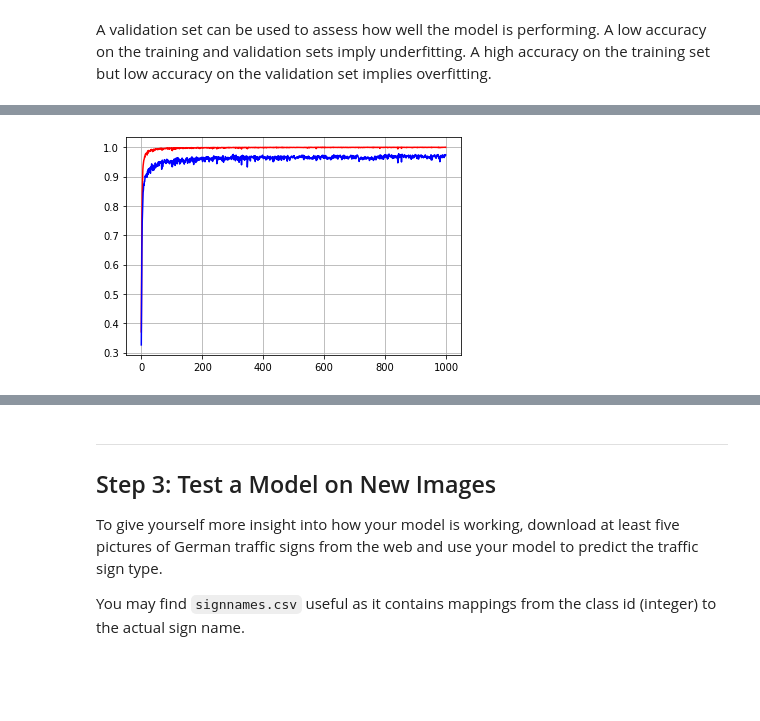
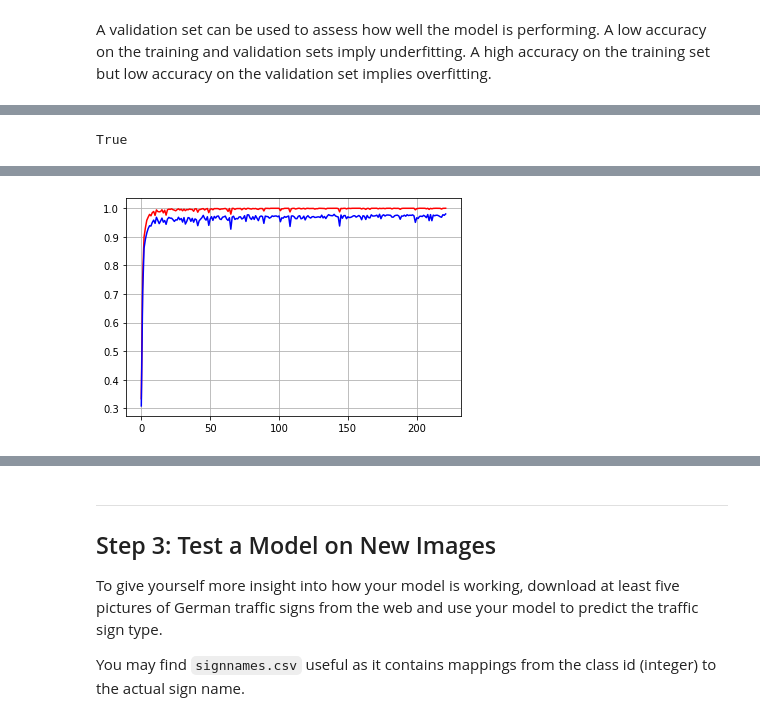
Before and after one commit to dengjianbo3/Self_driving_projects, a Jupyter notebook: P3-Traffic-Sign-Classifier/Traffic_Sign_Classifier.ipynb, the cells around one changed output, grey strips where cells are left out. Cells and saved outputs as stored; diff of their text form; code cells hidden in the pictures; blank space fills up the shorter version.

```diff
--- a/P3-Traffic-Sign-Classifier/Traffic_Sign_Classifier.ipynb
+++ b/P3-Traffic-Sign-Classifier/Traffic_Sign_Classifier.ipynb
@@ -176,7 +176,7 @@ from tensorflow.contrib.layers import flatten
 from keras.preprocessing.image import ImageDataGenerator
 from sklearn.utils import shuffle
 
-data_gen = ImageDataGenerator(rescale=1/255.,  horizontal_flip=True,  vertical_flip=True, shear_range=0.2)
+data_gen = ImageDataGenerator( horizontal_flip=True,  vertical_flip=True, shear_range=0.2)
 
 x_train = (X_train - 128.)/128.
 # %% [output]
@@ -185,7 +185,7 @@ Using TensorFlow backend.
 ### Model Architecture
 # %%
 def conv_layer(layer_name ,input_x, filter_shape, strides=[1,1,1,1],  pool_size=[1,2,2,1],
-               pool_strides=[1,2,2,1], padding='SAME' , pool_pad='VALID', bn=False,  dropout=False, dropout_rate=0.7):
+               pool_strides=[1,2,2,1], padding='SAME' , pool_pad='VALID', bn=False,  dropout=False, dropout_rate=0.8):
     mu = 0
     sigma = 0.1
     #xavier initialization -- glorot initializer
@@ -194,7 +194,7 @@ def conv_layer(layer_name ,input_x, filter_shape, strides=[1,1,1,1],  pool_size=
     conv_b = tf.Variable(tf.zeros(int(filter_shape[-1])))
     conv = tf.nn.conv2d(input_x,  conv_W, strides=strides, padding=padding) + conv_b
     if dropout:
-        conv = tf.nn.dropout(conv, dropout_rate)
+        conv = tf.nn.dropout(conv, keep_prob=dropout_rate)
     if bn:
         conv = tf.layers.batch_normalization(conv)
     conv = tf.nn.relu(conv)
@@ -253,13 +271,13 @@ sets imply underfitting. A high accuracy on the training set but low accuracy on
 x_train, y_train = shuffle(X_train, y_train)
 
 EPOCHS = 1000
-BATCH_SIZE = 64
+BATCH_SIZE = 128
 
 x = tf.placeholder(tf.float32, (None, 32,32,3))
 y = tf.placeholder(tf.int32, (None))
 one_hot_y = tf.one_hot(y, 43)
 # %%
-lr = 0.0005
+lr = 0.001
 
 logit = model(x)
 cross_entropy = tf.nn.softmax_cross_entropy_with_logits(labels = one_hot_y, logits = logit)
@@ -301,16 +319,21 @@ def evaluate(x_data, y_data):
         accuracy = sess.run(accuracy_operation, feed_dict={x:batch_x, y:batch_y})
         total_accuracy += (accuracy * (len(batch_x)))
     return total_accuracy/num_examples
+# %%
+tf.test.is_gpu_available()
+# %% [output]
+True
 # %%
 import time
 train_history = []
 valid_history = []
 gen=False
-steps_per_epoch = 1000
+steps_per_epoch = 3000
 
 with tf.Session() as sess:
     sess.run(tf.global_variables_initializer())
     num_examples = len(x_train)
+    best_acc =  0.0
 
     for i in range(EPOCHS):
         begin = time.time()
@@ -321,7 +344,7 @@ with tf.Session() as sess:
                 sess.run(train_operation, feed_dict={x: batch_x, y: batch_y})
         else:
             counter = 0
-            for batch_x, batch_y in data_gen.flow(x_train, y_train, batch_size=BATCH_SIZE):
+            for batch_x, batch_y in data_gen.flow(x_train, y_train, batch_size=BATCH_SIZE, shuffle=True):
                 sess.run(train_operation, feed_dict={x:batch_x, y:batch_y})
                 counter += 1
                 if counter == steps_per_epoch:
@@ -332,15 +355,18 @@ with tf.Session() as sess:
         valid_history.append(validation_accuracy)
         train_history.append(training_accuracy)
         used_time = time.time() - begin
-        print("EPOCH : {},  Training accuracy : {:.3f},  Validation accuracy : {:.3f},  using : {:.2f} seconds".format(i,training_accuracy,validation_accuracy, used_time))
+        if validation_accuracy > best_acc:
+            best_acc = validation_accuracy
+            saver.save(sess, './20190722_model')
+
+        print("EPOCH : {},  Training accuracy : {:.3f},  Validation accuracy : {:.3f},  best validation acc is : {:.3f}, using : {:.2f} seconds".
+              format(i,training_accuracy,validation_accuracy, best_acc,  used_time))
 
         if validation_accuracy >= 0.98:
             print("early stop at 98% validation acuuracy")
             break
 
 
-
-    saver.save(sess, './20190718_model.ckpt')
     print("Model saved")
 
 plt.plot(train_history, color='r')
@@ -368,5 +394,5 @@ EPOCH : 999,  Training accuracy : 1.000,  Validation accuracy : 0.973,  using :
 Model saved
-[figure, old version]
+[figure, new version]
 # %%
 #testing
 with tf.Session() as sess:
```
Also changed, not shown: parts of 12 cells of this notebook, 4 other files.
